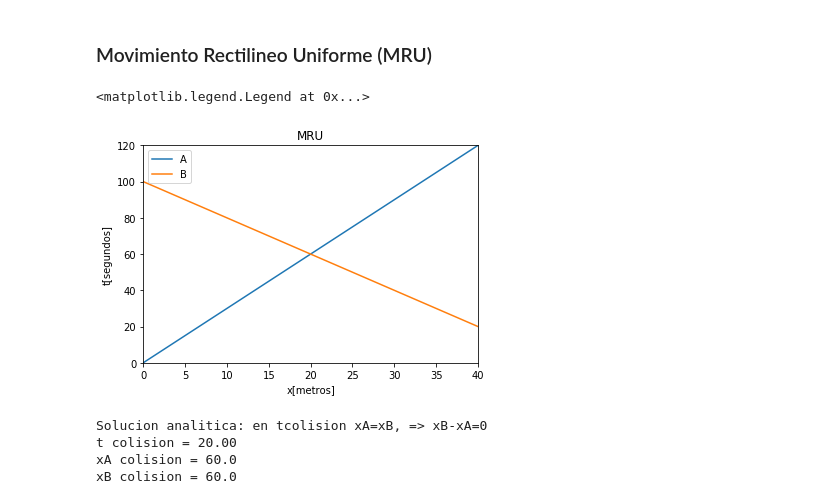
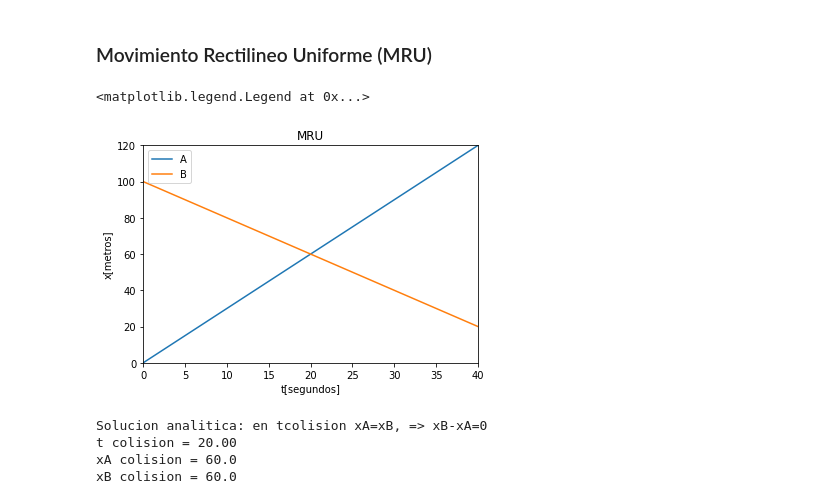
Before and after one commit to pahlen/simulaciones, a Jupyter notebook: Cinematica1.ipynb, the cells around one changed output. Cells and saved outputs as stored; diff of their text form; code cells hidden in the pictures.

```diff
--- a/Cinematica1.ipynb
+++ b/Cinematica1.ipynb
@@ -47,19 +47,19 @@ xlinB=fMRU(xB0,vB0,tlin)
 # %%
 plt.title("MRU")
 plt.plot(tlin,xlinA,label="A")
 plt.plot(tlin,xlinB,label="B")
 #forma alternativa
 #plt.plot(tlin,fAx(tlin))
 #plt.plot(tlin,fBx(tlin))
-plt.xlabel("x[metros]")
-plt.ylabel("t[segundos]")
+plt.ylabel("x[metros]")
+plt.xlabel("t[segundos]")
 
 plt.xlim(0,40)
 plt.ylim(0,120)
 plt.legend()
 # %% [output]
 <matplotlib.legend.Legend at 0x...>
-[figure, old version]
+[figure, new version]
 # %%
 print("Solucion analitica: en tcolision xA=xB, => xB-xA=0")
 
```
Also changed, not shown: parts of 8 cells of this notebook.
